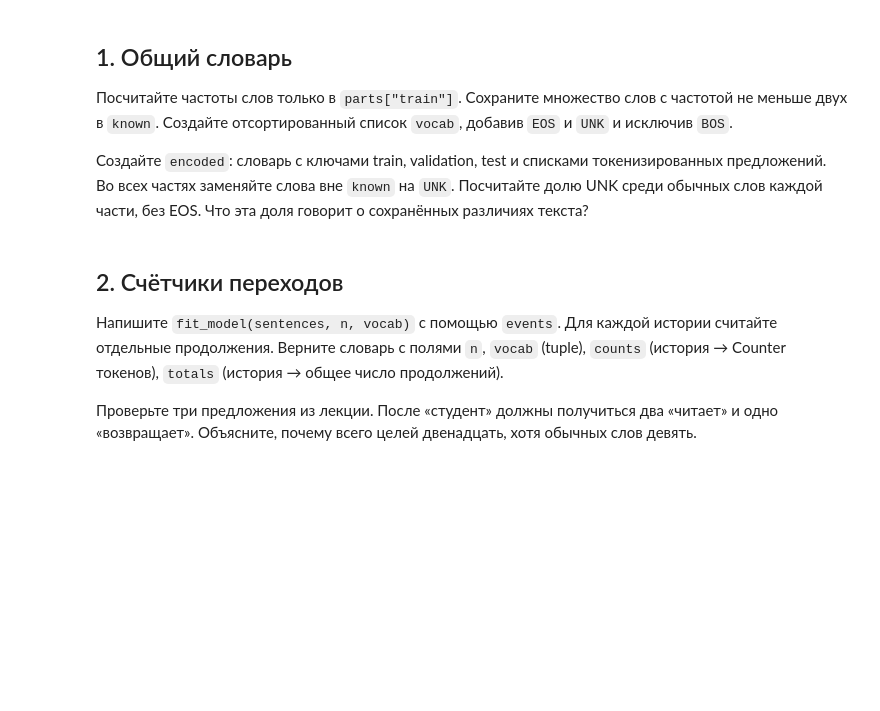
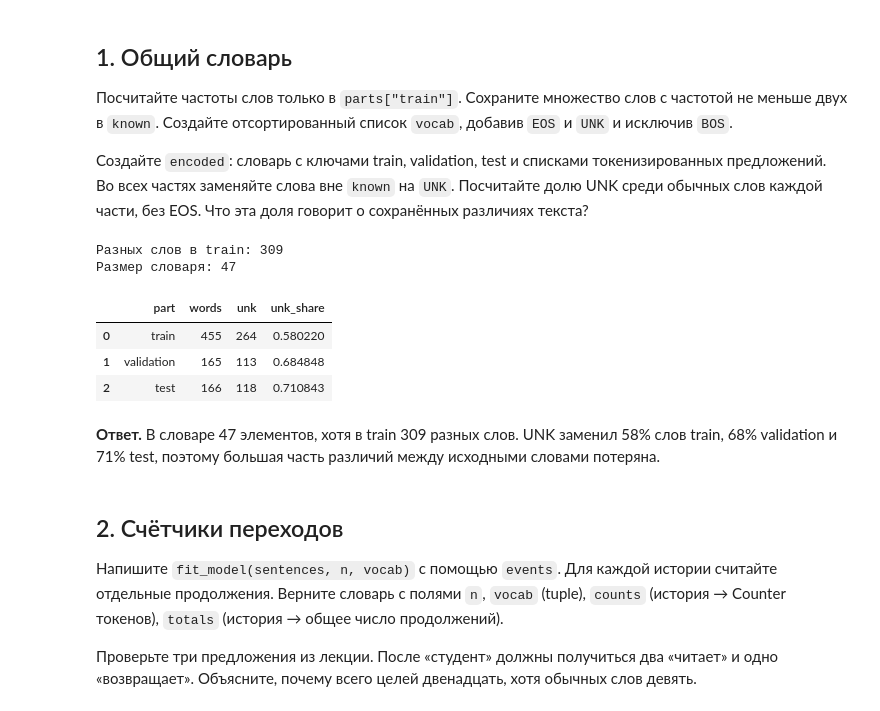
Before and after one commit to myDanik/ais, a Jupyter notebook: dist/student/L04/lab.ipynb, the cells around one changed output. Drawn from its saved outputs; the diff is of its cells as text; code cells hidden in the pictures; blank space fills up the shorter version.

```diff
--- a/dist/student/L04/lab.ipynb
+++ b/dist/student/L04/lab.ipynb
@@ -61,11 +68,61 @@ for history, target in events(demo_sentence, 2):
 Создайте `encoded`: словарь с ключами train, validation, test и списками токенизированных предложений. Во всех частях заменяйте слова вне `known` на `UNK`. Посчитайте долю UNK среди обычных слов каждой части, без EOS. Что эта доля говорит о сохранённых различиях текста?
 # %%
 # Ваш код
-raise NotImplementedError
+train_counts = Counter()
+for sentence in parts["train"]:
+    for word in sentence:
+        train_counts[word] += 1
+
+known = set()
+for word, count in train_counts.items():
+    if count >= 2:
+        known.add(word)
+
+vocab = sorted(known | {EOS, UNK})
+
+
+def encode(sentence):
+    result = []
+    for word in sentence:
+        if word in known:
+            result.append(word)
+        else:
+            result.append(UNK)
+    return result
+
+
+encoded = {}
+for name in ["train", "validation", "test"]:
+    encoded[name] = []
+    for sentence in parts[name]:
+        encoded[name].append(encode(sentence))
+
+unk_rows = []
+for name in ["train", "validation", "test"]:
+    words = 0
+    unk_words = 0
+    for sentence in encoded[name]:
+        words += len(sentence)
+        unk_words += sentence.count(UNK)
+    unk_rows.append({"part": name, "words": words, "unk": unk_words, "unk_share": unk_words / words})
+unk_table = pd.DataFrame(unk_rows)
+
+print("Разных слов в train:", len(train_counts))
+print("Размер словаря:", len(vocab))
+display(unk_table)
+# %% [output]
+Разных слов в train: 309
+Размер словаря: 47
+|  | part | words | unk | unk_share |
+| 0 | train | 455 | 264 | 0.580220 |
+| 1 | validation | 165 | 113 | 0.684848 |
+| 2 | test | 166 | 118 | 0.710843 |
 # %%
 assert BOS not in vocab and EOS in vocab and UNK in vocab
 assert all(t in vocab for sentences in encoded.values() for sentence in sentences for t in sentence)
 assert len(encoded["train"]) == 72 and len(encoded["validation"]) == len(encoded["test"]) == 24
+# %% [markdown]
+**Ответ.** В словаре 47 элементов, хотя в train 309 разных слов. UNK заменил 58% слов train, 68% validation и 71% test, поэтому большая часть различий между исходными словами потеряна.
 # %% [markdown]
 ## 2. Счётчики переходов
 
```
Also changed, not shown: parts of 12 cells of this notebook, 3 other files.
